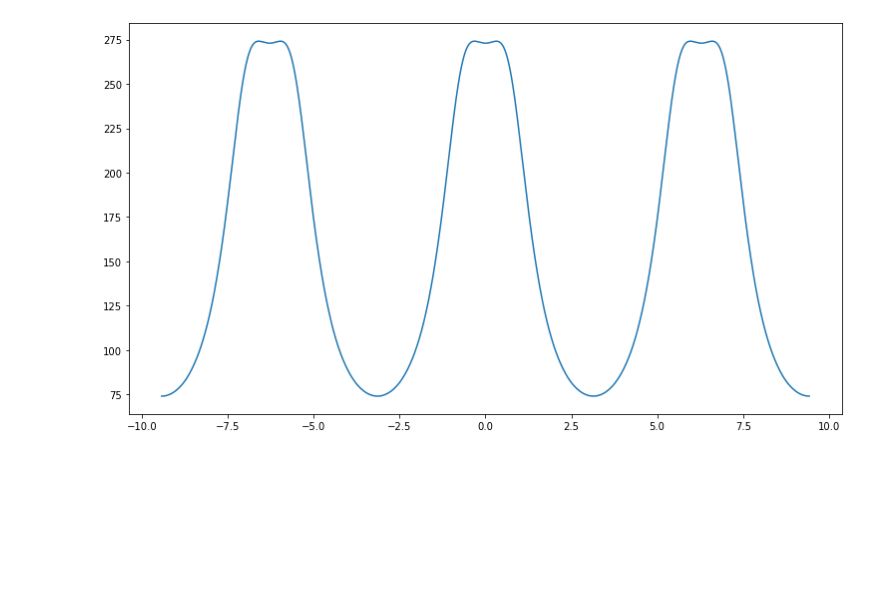
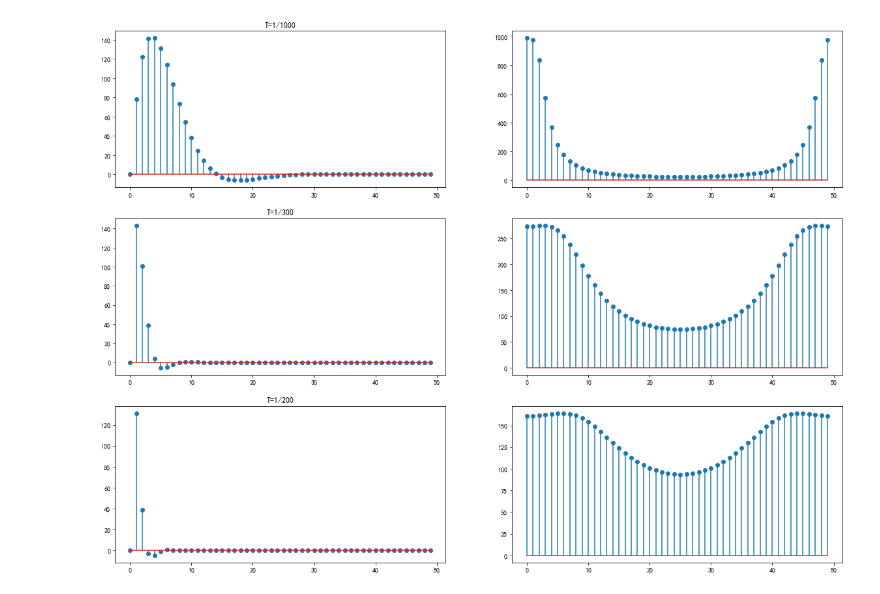
Before and after one commit to muzw/DSP_Lab, a Jupyter notebook: 课程实验/dsp_labs_mzw.ipynb, the cells around one changed output. Cells and saved outputs as stored; diff of their text form; code cells hidden in the pictures; blank space fills up the shorter version.

```diff
--- a/课程实验/dsp_labs_mzw.ipynb
+++ b/课程实验/dsp_labs_mzw.ipynb
@@ -38,16 +42,26 @@ def dft(x):
         Xk[k] = np.dot(x,w)
     return Xk
 # %%
-def draw_dft_abs(Xk):
-    plt.stem(np.abs(Xk))
+def draw_dft_abs(Xk, labeltext=''):
+    plt.stem(np.abs(Xk), label=labeltext)
 # %%
 def draw_dtft(Xw):
-    x_scale = np.linspace(-3*np.pi,3*np.pi,10000)
+    x_scale = np.linspace(-2*np.pi,2*np.pi,10000)
     plt.plot(x_scale,np.abs(Xw(x_scale)))
+# %%
+def draw_dtft(Xw, labeltext=''):
+    x_scale = np.linspace(-2*np.pi,2*np.pi,10000)
+    plt.plot(x_scale,np.abs(Xw(x_scale)) , label=labeltext)
+    if labeltext != '':
+        plt.legend()
 # %%
 def dtft_analysis(xn):
     Xw = dtft(xn)
     draw_dtft(Xw)
+# %%
+def dtft_analysis(xn,labeltext=''):
+    Xw = fft(xn)
+    draw_dft_abs(Xw,labeltext=labeltext)
 # %%
 def draw_dsignal(xn):
     plt.stem(xn)
@@ -90,5 +113,29 @@ draw_dsignal(xa)
-# %%
-Xw = dtft(xa)
-draw_dtft(Xw)
-# %% [output]
-[figure, removed]
+# %%
+# T = 1/1000
+
+plt.subplot(321)
+plt.title("T=1/1000")
+xa1 = signal_sample(sgl_exp_sin, 1/1000, 50)
+draw_dsignal(xa1)
+plt.subplot(322)
+dtft_analysis(xa1)
+
+# T = 1/300
+xa2 = signal_sample(sgl_exp_sin, 1/300, 50)
+plt.subplot(323)
+plt.title("T=1/300")
+
+draw_dsignal(xa2)
+plt.subplot(324)
+dtft_analysis(xa2)
+
+# T = 1/200
+xa3 = signal_sample(sgl_exp_sin, 1/200, 50)
+plt.subplot(325)
+plt.title("T=1/200")
+
+draw_dsignal(xa3)
+plt.subplot(326)
+dtft_analysis(xa3)
+# %% [output]
+[figure, added]
```
Also changed, not shown: parts of 63 cells of this notebook, 5 other files.
